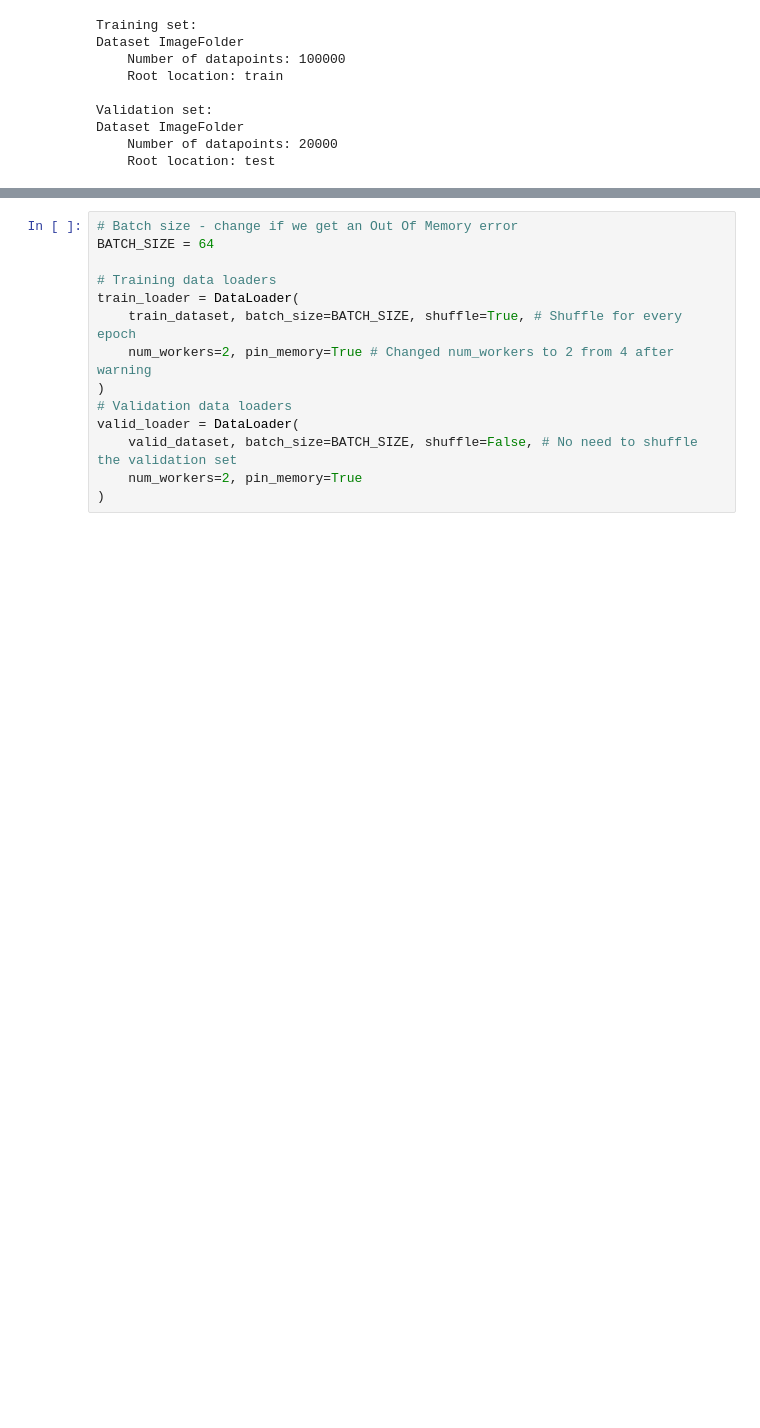
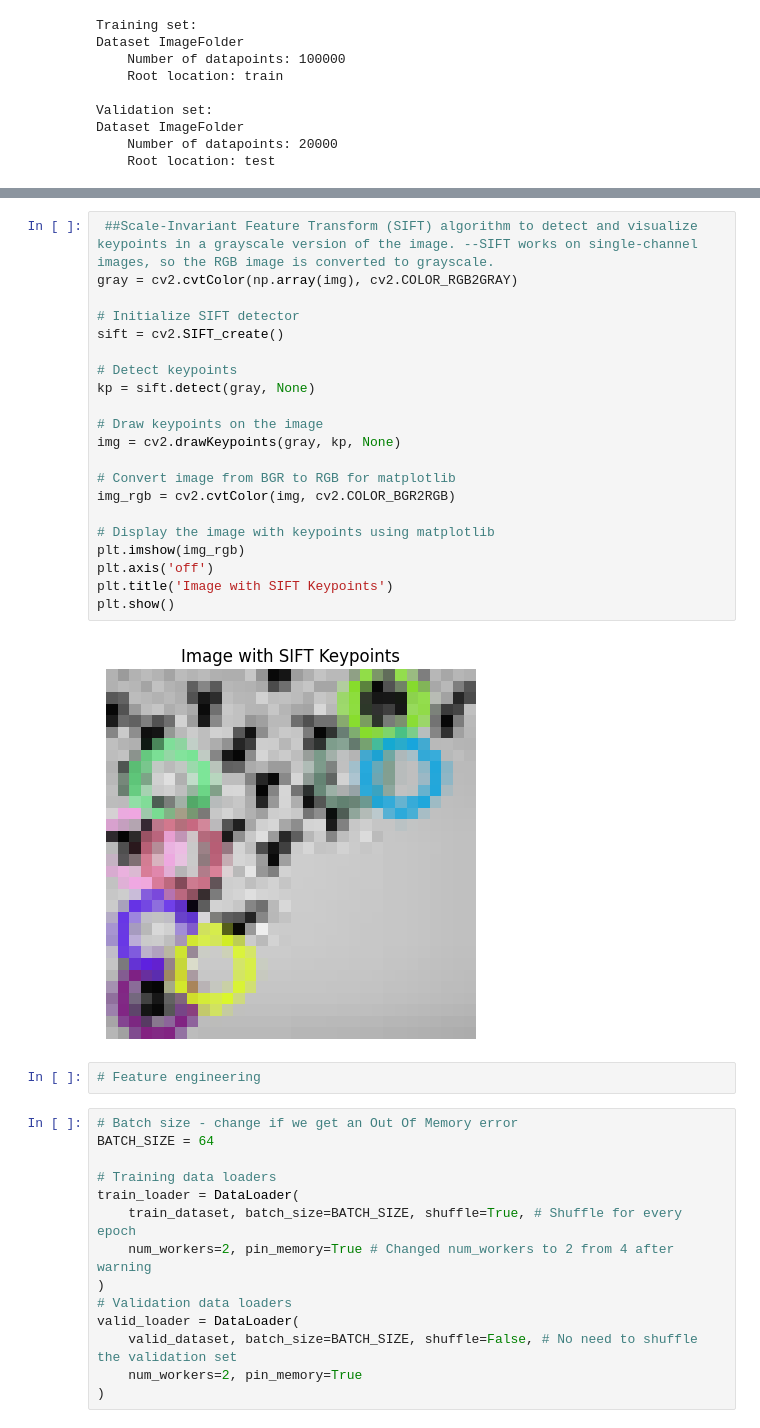
Before and after one commit to stefsyrsiri/synthetic-image-detection, a Jupyter notebook: Deep_Learning_Project.ipynb, the cells around one changed output, grey strips where cells are left out. Cells and saved outputs as stored; diff of their text form; blank space fills up the shorter version.

```diff
--- a/Deep_Learning_Project.ipynb
+++ b/Deep_Learning_Project.ipynb
@@ -125,3 +245,28 @@ Dataset ImageFolder
+# %%
+ ##Scale-Invariant Feature Transform (SIFT) algorithm to detect and visualize keypoints in a grayscale version of the image. --SIFT works on single-channel images, so the RGB image is converted to grayscale.
+gray = cv2.cvtColor(np.array(img), cv2.COLOR_RGB2GRAY)
+
+# Initialize SIFT detector
+sift = cv2.SIFT_create()
+
+# Detect keypoints
+kp = sift.detect(gray, None)
+
+# Draw keypoints on the image
+img = cv2.drawKeypoints(gray, kp, None)
+
+# Convert image from BGR to RGB for matplotlib
+img_rgb = cv2.cvtColor(img, cv2.COLOR_BGR2RGB)
+
+# Display the image with keypoints using matplotlib
+plt.imshow(img_rgb)
+plt.axis('off')
+plt.title('Image with SIFT Keypoints')
+plt.show()
+# %% [output]
+[figure, added]
+# %%
+# Feature engineering
 # %%
 # Batch size - change if we get an Out Of Memory error
 BATCH_SIZE = 64
```
Also changed, not shown: parts of 12 cells of this notebook.
